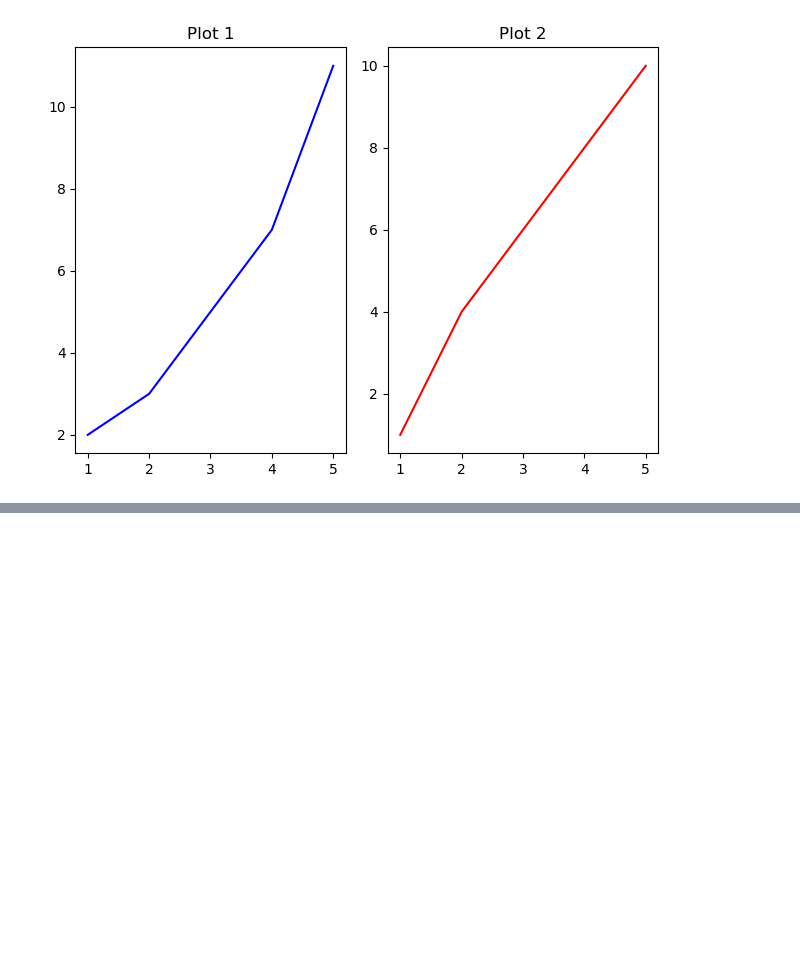
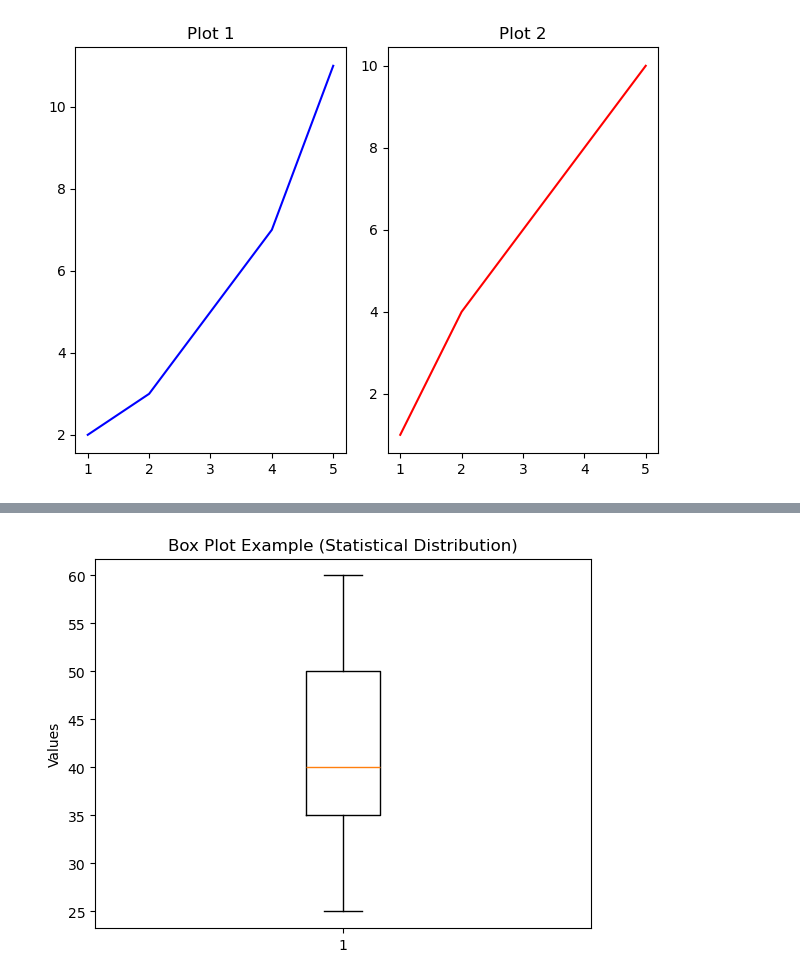
Before and after one commit to Toshitha2311/DataAnalysis, a Jupyter notebook: matplotlib.ipynb, the cells around one changed output, grey strips where cells are left out. Cells and saved outputs as stored; diff of their text form; code cells hidden in the pictures; blank space fills up the shorter version.

```diff
--- a/matplotlib.ipynb
+++ b/matplotlib.ipynb
@@ -80,0 +98,8 @@ plt.show()
+# %%
+data = [25, 30, 35, 35, 40, 45, 50, 55, 60]
+plt.boxplot(data)
+plt.title("Box Plot Example (Statistical Distribution)")
+plt.ylabel("Values")
+plt.show()
+# %% [output]
+[figure, added]
```
Also changed, not shown: parts of 21 cells of this notebook, 4 other files.
